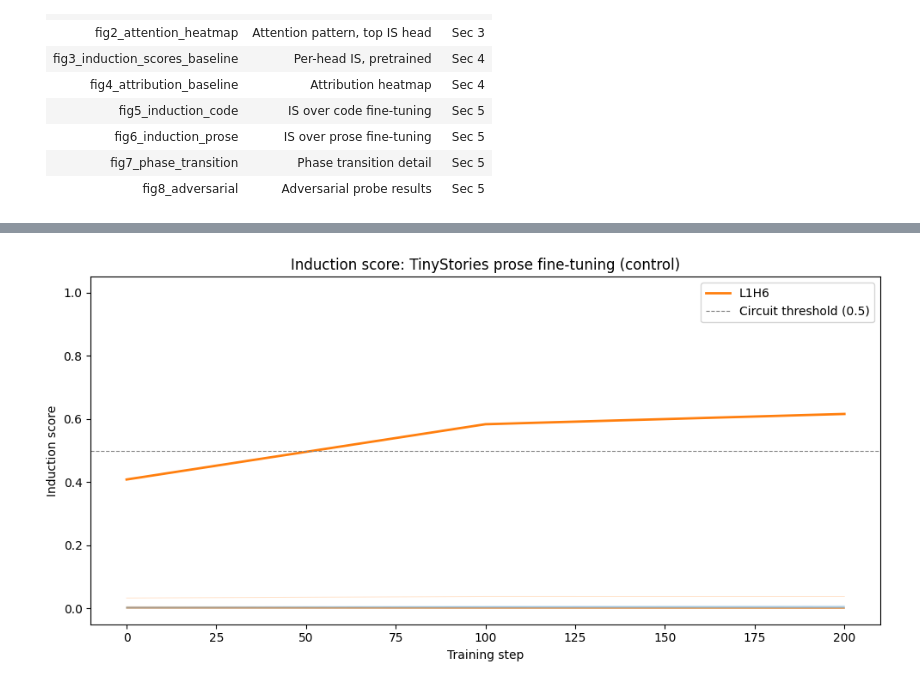
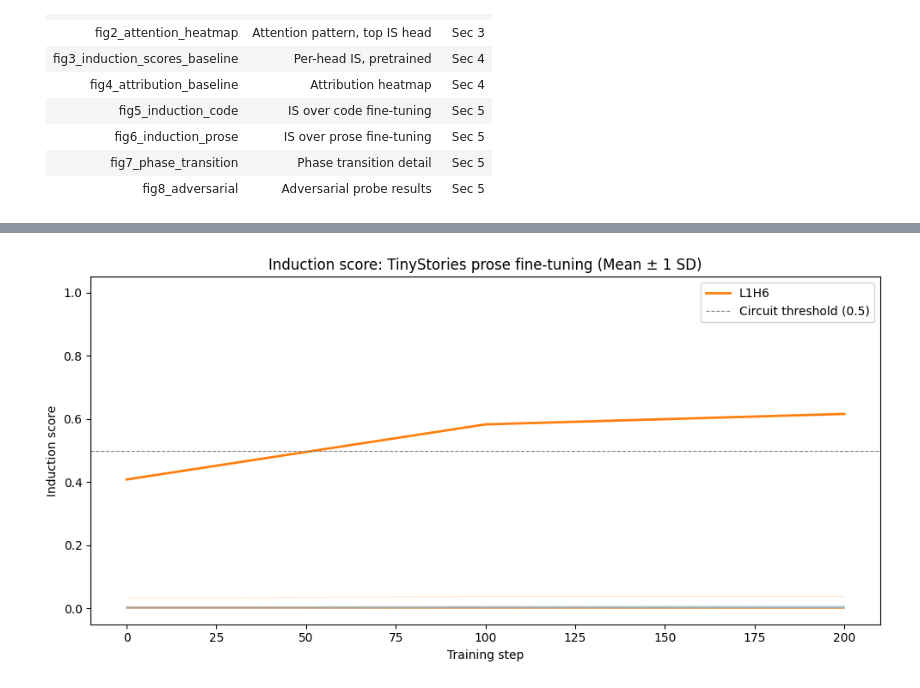
Before and after one commit to Mattral/Mechanistic-Interpretability-Study-Induction-Circuit-Stability-Under-Fine-Tuning, a Jupyter notebook: notebooks/01_to_05_all_in_one.ipynb, the cells around one changed output, grey strips where cells are left out. Saved outputs shown, nothing was run; the diff lists cells and outputs as text; code cells hidden in the pictures.

```diff
--- a/notebooks/01_to_05_all_in_one.ipynb
+++ b/notebooks/01_to_05_all_in_one.ipynb
@@ -705,3 +678,13 @@ files.download(file_path)
 # %% [output]
 [interactive output not drawn]
 [interactive output not drawn]
+# %%
+for seed in [123, 7]:
+    for condition in ['code', 'prose']:
+        print(f"\n=== Sweeping {condition}, seed={seed} ===")
+        sweep_checkpoints(
+            checkpoint_dir=Path(f'../checkpoints/{condition}_seed{seed}'),
+            model_config=model_config, eval_config=eval_config,
+            output_path=results_dir / f'sweep_{condition}_seed{seed}.npz',
+            device=device
+        )
@@ -984,7 +1092,23 @@ plt.show(); plt.close(fig5)
 # %%
-# Fig 6: IS over prose fine-tuning
-fig6 = plot_induction_score_over_training(sweep_prose['steps'], sweep_prose['induction_scores'],
-    n_layers, n_heads, title='Induction score: TinyStories prose fine-tuning (control)',
-    highlight_heads=circuit_heads, save_path=figures_dir/'fig6_induction_prose')
+# Fig 6: IS over prose fine-tuning (Averaged with SD)
+fig6 = plot_induction_score_over_training(
+    stats_prose['steps'],
+    stats_prose['mean'],
+    n_layers, n_heads,
+    title='Induction score: TinyStories prose fine-tuning (Mean ± 1 SD)',
+    highlight_heads=circuit_heads,
+    save_path=figures_dir/'fig6_induction_prose'
+)
+
+# Manually add the standard deviation shading since the library function doesn't support it
+ax = fig6.gca()
+steps = stats_prose['steps']
+for l in range(n_layers):
+    for h in range(n_heads):
+        if (l, h) in circuit_heads:
+            mean = stats_prose['mean'][:, l, h]
+            std = stats_prose['std'][:, l, h]
+            ax.fill_between(steps, mean - std, mean + std, alpha=0.2)
+
 plt.show(); plt.close(fig6)
 # %% [output]
@@ -992,4 +1116,4 @@ plt.show(); plt.close(fig6)
-[figure, old version]
+[figure, new version]
 # %%
 # Fig 7: Phase transition for most-affected head
 trans_code = transitions_data['code']
```
Also changed, not shown: parts of 20 cells of this notebook, 13 other files.
